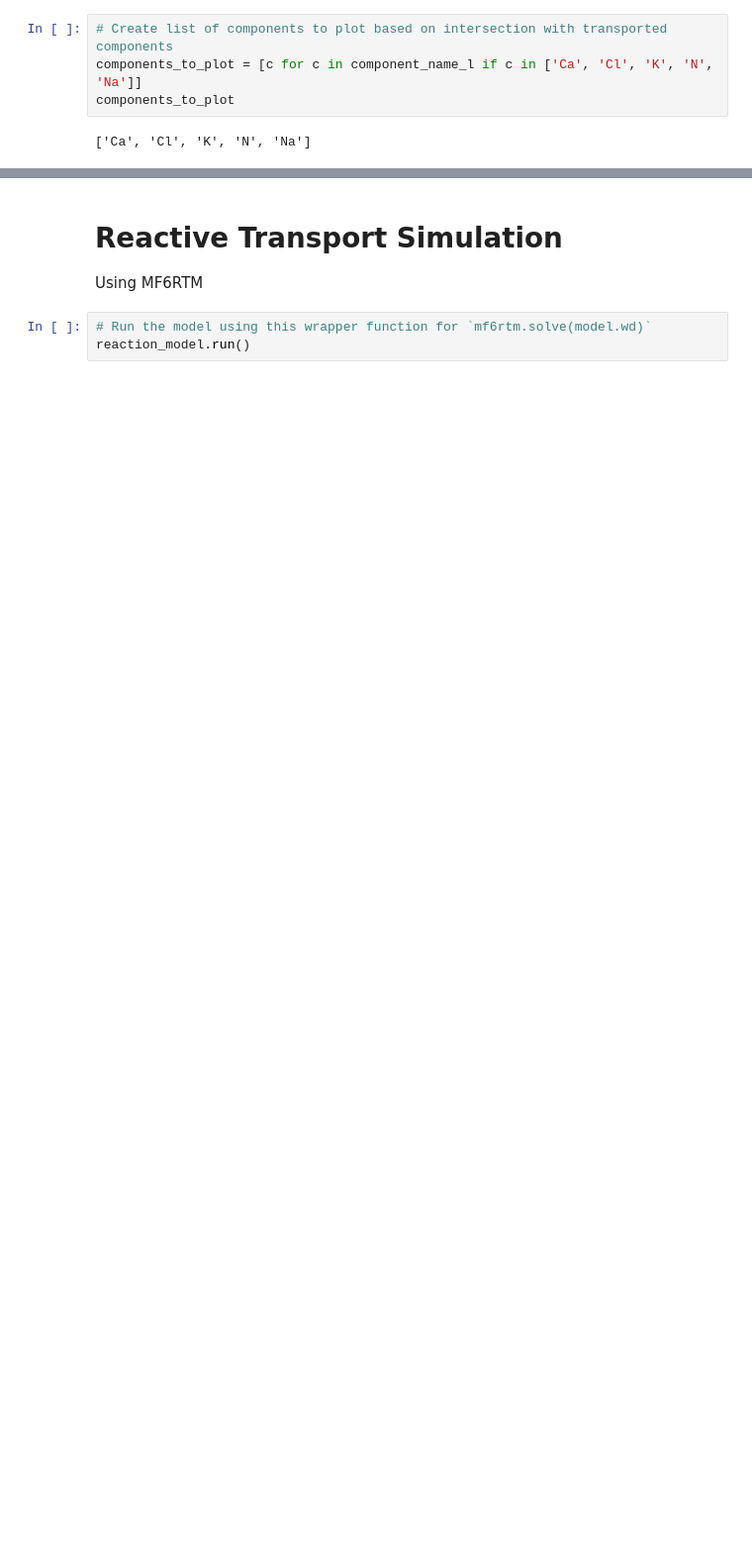
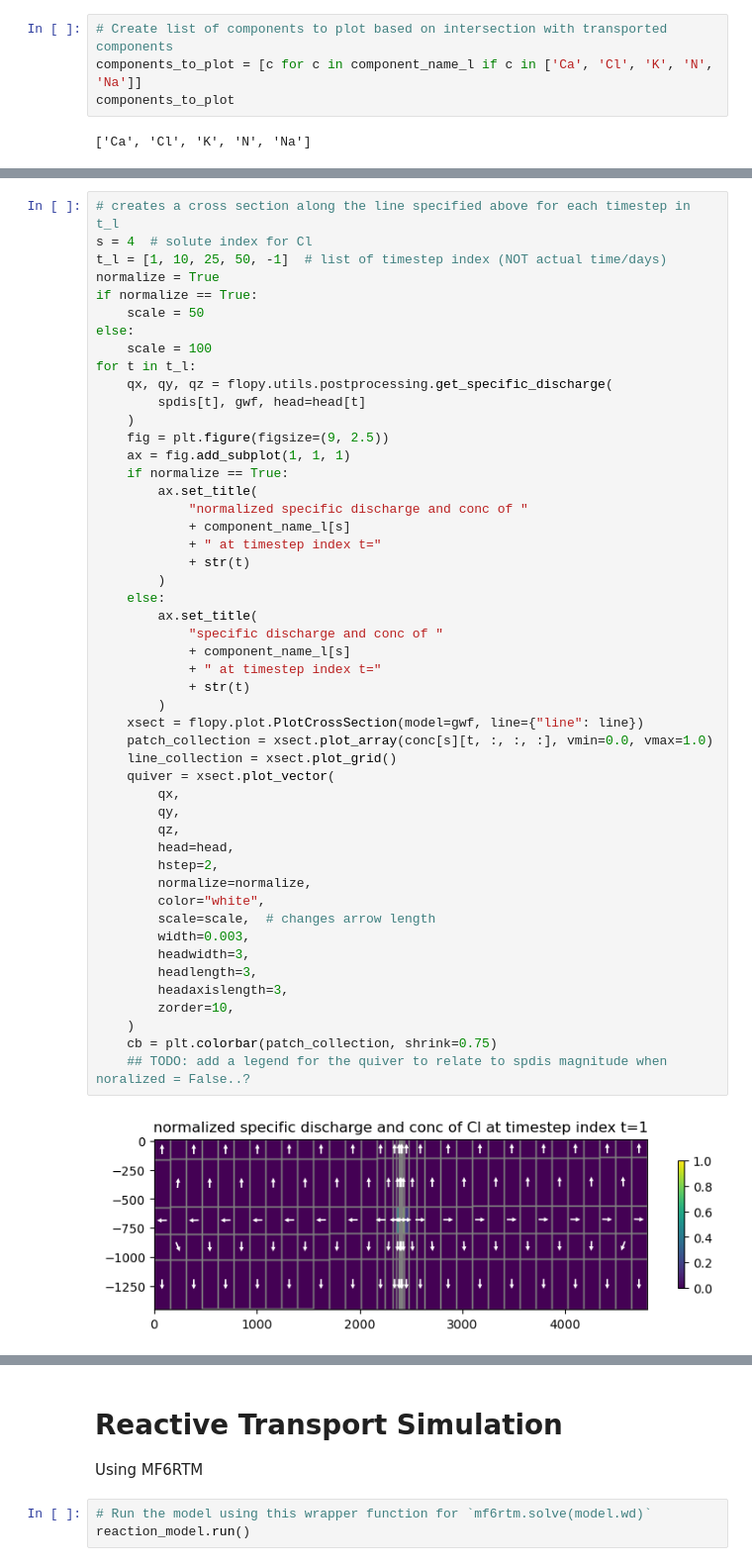
Before and after one commit to LimnoTech/mf6rtm-asr-example, a Jupyter notebook: sims/sim01-ex11/ex11_setup.ipynb, the cells around one changed output, grey strips where cells are left out. Shown at 99% size. Cells and saved outputs as stored; diff of their text form; blank space fills up the shorter version.

```diff
--- a/sims/sim01-ex11/ex11_setup.ipynb
+++ b/sims/sim01-ex11/ex11_setup.ipynb
@@ -1401,0 +1335,51 @@ for t in t_l:
+# %%
+# creates a cross section along the line specified above for each timestep in t_l
+s = 4  # solute index for Cl
+t_l = [1, 10, 25, 50, -1]  # list of timestep index (NOT actual time/days)
+normalize = True
+if normalize == True:
+    scale = 50
+else:
+    scale = 100
+for t in t_l:
+    qx, qy, qz = flopy.utils.postprocessing.get_specific_discharge(
+        spdis[t], gwf, head=head[t]
+    )
+    fig = plt.figure(figsize=(9, 2.5))
+    ax = fig.add_subplot(1, 1, 1)
+    if normalize == True:
+        ax.set_title(
+            "normalized specific discharge and conc of "
+            + component_name_l[s]
+            + " at timestep index t="
+            + str(t)
+        )
+    else:
+        ax.set_title(
+            "specific discharge and conc of "
+            + component_name_l[s]
+            + " at timestep index t="
+            + str(t)
+        )
+    xsect = flopy.plot.PlotCrossSection(model=gwf, line={"line": line})
+    patch_collection = xsect.plot_array(conc[s][t, :, :, :], vmin=0.0, vmax=1.0)
+    line_collection = xsect.plot_grid()
+    quiver = xsect.plot_vector(
+        qx,
+        qy,
+        qz,
+        head=head,
+        hstep=2,
+        normalize=normalize,
+        color="white",
+        scale=scale,  # changes arrow length
+        width=0.003,
+        headwidth=3,
+        headlength=3,
+        headaxislength=3,
+        zorder=10,
+    )
+    cb = plt.colorbar(patch_collection, shrink=0.75)
+    ## TODO: add a legend for the quiver to relate to spdis magnitude when noralized = False..?
+# %% [output]
+[figure, added]
```
Also changed, not shown: parts of 30 cells of this notebook, 2 other files.
